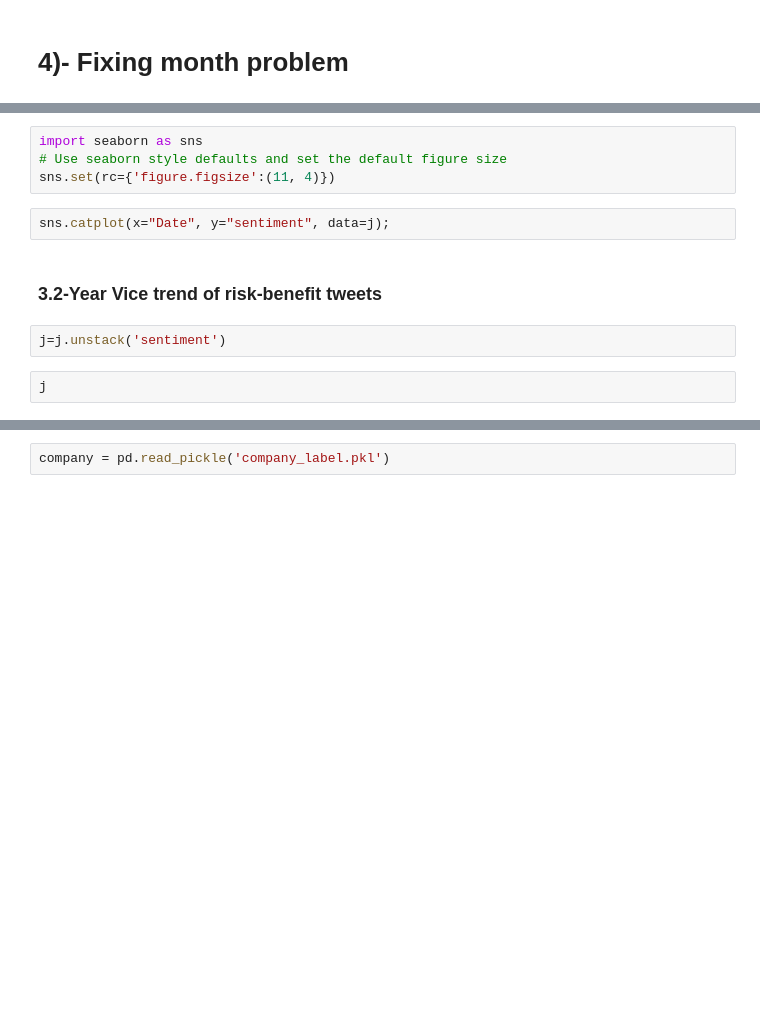
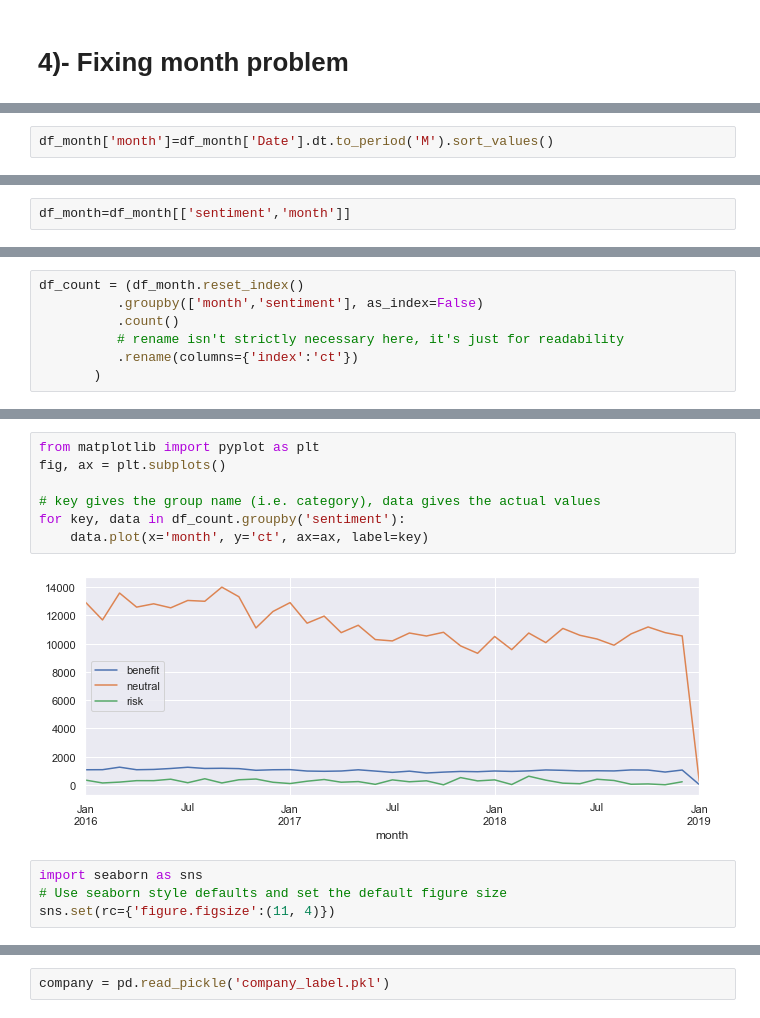
Before and after one commit to HassanSherwani/NLP-Natural-Language-Processing-, a Jupyter notebook: CrowdFlower/5.Descrptive.ipynb, the cells around one changed output, grey strips where cells are left out. Drawn from its saved outputs; the diff is of its cells as text; blank space fills up the shorter version.

```diff
--- a/CrowdFlower/5.Descrptive.ipynb
+++ b/CrowdFlower/5.Descrptive.ipynb
@@ -421,0 +396,2 @@ j
+# %%
+df_month['month']=df_month['Date'].dt.to_period('M').sort_values()
@@ -421,0 +418,2 @@ j
+# %%
+df_month=df_month[['sentiment','month']]
@@ -421,0 +431,7 @@ j
+# %%
+df_count = (df_month.reset_index()
+          .groupby(['month','sentiment'], as_index=False)
+          .count()
+          # rename isn't strictly necessary here, it's just for readability
+          .rename(columns={'index':'ct'})
+       )
@@ -422,12 +454,13 @@ j
+# %%
+from matplotlib import pyplot as plt
+fig, ax = plt.subplots()
+
+# key gives the group name (i.e. category), data gives the actual values
+for key, data in df_count.groupby('sentiment'):
+    data.plot(x='month', y='ct', ax=ax, label=key)
+# %% [output]
+[figure, added]
 # %%
 import seaborn as sns
 # Use seaborn style defaults and set the default figure size
 sns.set(rc={'figure.figsize':(11, 4)})
-# %%
-sns.catplot(x="Date", y="sentiment", data=j);
-# %% [markdown]
-### 3.2-Year Vice trend of risk-benefit tweets
-# %%
-j=j.unstack('sentiment')
-# %%
-j
```
Also changed, not shown: parts of 117 cells of this notebook.
